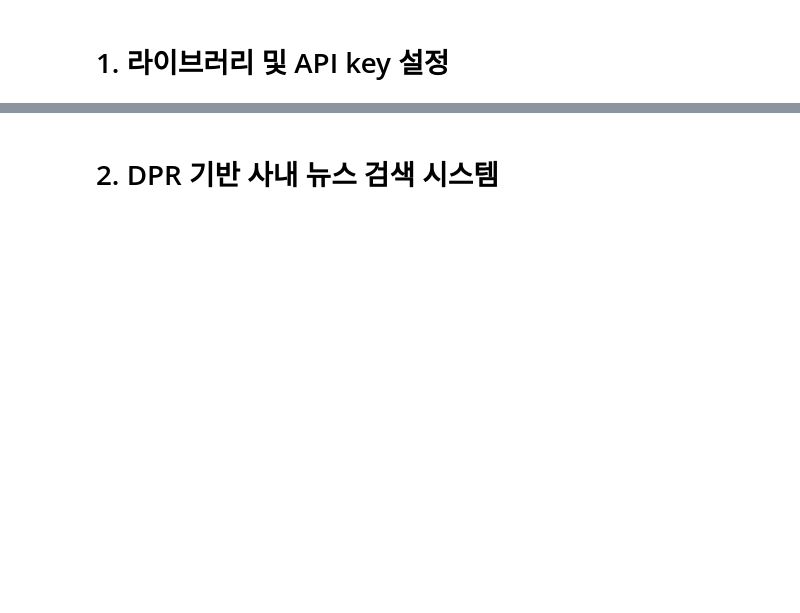
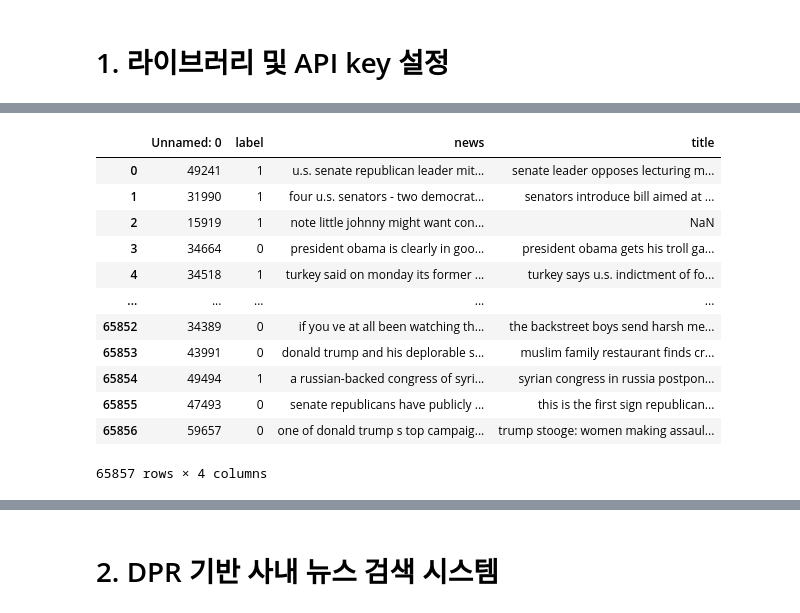
Before and after one commit to darejinn/YAI_personal_archive, a Jupyter notebook: NLP_ToyProject/RAG_Moldel copy.ipynb, the cells around one changed output, grey strips where cells are left out. Cells and saved outputs as stored; diff of their text form; code cells hidden in the pictures; blank space fills up the shorter version.

```diff
--- a/NLP_ToyProject/RAG_Moldel copy.ipynb
+++ b/NLP_ToyProject/RAG_Moldel copy.ipynb
@@ -30,0 +55,19 @@ from langchain.prompts import PromptTemplate
+# %%
+# text 기준으로 데이터 만들 예정
+data = pd.read_csv("/Users/yoonjincho/Desktop/윤진 2025/YAI/YAI_personal_archive/NLP_ToyProject/20250226data.csv")
+data.rename(columns={"text": "news"}, inplace=True)
+data
+# %% [output]
+|  | Unnamed: 0 | label | news | title |
+| 0 | 49241 | 1 | u.s. senate republican leader mit... | senate leader opposes lecturing m... |
+| 1 | 31990 | 1 | four u.s. senators - two democrat... | senators introduce bill aimed at ... |
+| 2 | 15919 | 1 | note little johnny might want con... | NaN |
+| 3 | 34664 | 0 | president obama is clearly in goo... | president obama gets his troll ga... |
+| 4 | 34518 | 1 | turkey said on monday its former ... | turkey says u.s. indictment of fo... |
+| ... | ... | ... | ... | ... |
+| 65852 | 34389 | 0 | if you ve at all been watching th... | the backstreet boys send harsh me... |
+| 65853 | 43991 | 0 | donald trump and his deplorable s... | muslim family restaurant finds cr... |
+| 65854 | 49494 | 1 | a russian-backed congress of syri... | syrian congress in russia postpon... |
+| 65855 | 47493 | 0 | senate republicans have publicly ... | this is the first sign republican... |
+| 65856 | 59657 | 0 | one of donald trump s top campaig... | trump stooge: women making assaul... |
+65857 rows × 4 columns
```
Also changed, not shown: parts of 12 cells of this notebook, 2 other files.
